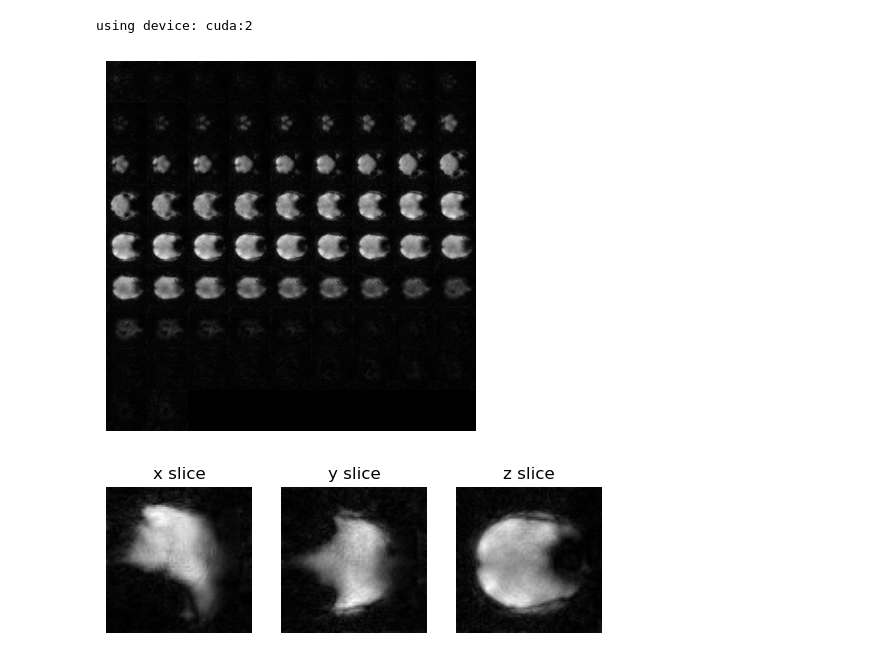
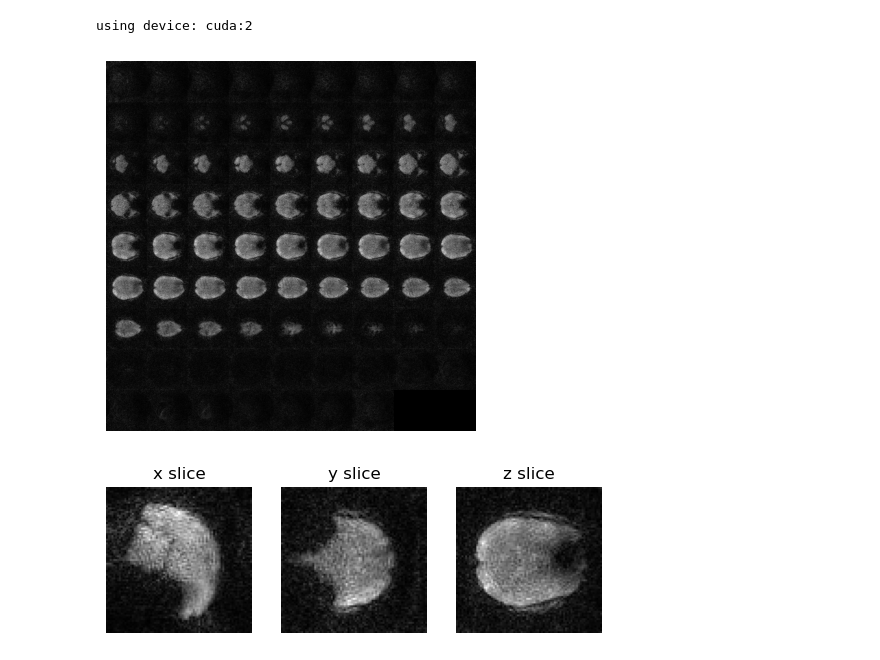
Before and after one commit to fmrifrey/umlps, a Jupyter notebook: recon_pytorch/lps_recon.ipynb, the cells around one changed output. Cells and saved outputs as stored; diff of their text form; code cells hidden in the pictures.

```diff
--- a/recon_pytorch/lps_recon.ipynb
+++ b/recon_pytorch/lps_recon.ipynb
@@ -14,15 +14,15 @@ from vis3d import tim
 gpu_idx = 2 # GPU index for CUDA (-1 = CPU)
 fname_kdata = '/home/djfrey/data/lps_fmri_20250411/lps_test/lps.h5' # name of the GRE data file
 fname_smaps = os.path.join(os.path.dirname(fname_kdata), '../smaps.h5') # name of the smaps file
-ncoil_comp = 8 # number of virtual coils to compress to
-cutoff = 0.8 # kspace cutoff for echo-in/out filtering
+ncoil_comp = 16 # number of virtual coils to compress to
+cutoff = 0.85 # kspace cutoff for echo-in/out filtering
 rolloff = 0.2 # kspace rolloff for echo-in/out filtering
-lam = 0.5 # regularization parameter for quadratic differencing penalty
-niter = 30 # number of iterations for CG
+lam = 0.15 # regularization parameter for quadratic differencing penalty
+niter = 50 # number of iterations for CG
 M = None # reconstructed matrix size (None = N*cutoff)
 ints2use = None # interleaf indices to use (None = all)
 prjs2use = None # projection indices to use (None = all)
-reps2use = None # repetition indices to use (None = all)
+reps2use = 1 # repetition indices to use (None = all)
 volwidth = None # number of projections per volume (None = use each rep as a volume)
 # %%
 # select device
@@ -129,7 +129,9 @@ FS_out = NuSense(smaps_comp.to(device0), om_out.to(device0))
 
 # set up system matrices and data
 A = H_in*FS_in + H_out*FS_out
-AHA = A.H*A
+G_in = NuSenseGram(smaps_comp.to(device0), om_in.to(device0), kweights=Hvec_in.to(device0))
+G_out = NuSenseGram(smaps_comp.to(device0), om_out.to(device0), kweights=Hvec_out.to(device0))
+AHA = G_in + G_out + 2*(H_in*FS_in).H*(H_out*FS_out)
 
 # add L2 roughness penalty
 THT = Diff3dgram(FS_in.size_in)
@@ -147,8 +149,8 @@ x = solv.run(torch.zeros(nvol,1,M,M,M).to(kdata).to(device0), AHy)
 # %%
 # visualize the results
 from vis3d import tim
-tim(np.abs(x[1].squeeze().cpu().numpy()))
-tim(np.abs(x[1].squeeze().cpu().numpy()),viewtype='mid3')
+tim(np.abs(x[0].squeeze().cpu().numpy()))
+tim(np.abs(x[0].squeeze().cpu().numpy()),viewtype='mid3')
 # %% [output]
-[figure, old version]
+[figure, new version]
-[figure, old version]
+[figure, new version]
```
Also changed, not shown: parts of 1 cell of this notebook, 2 other files.
